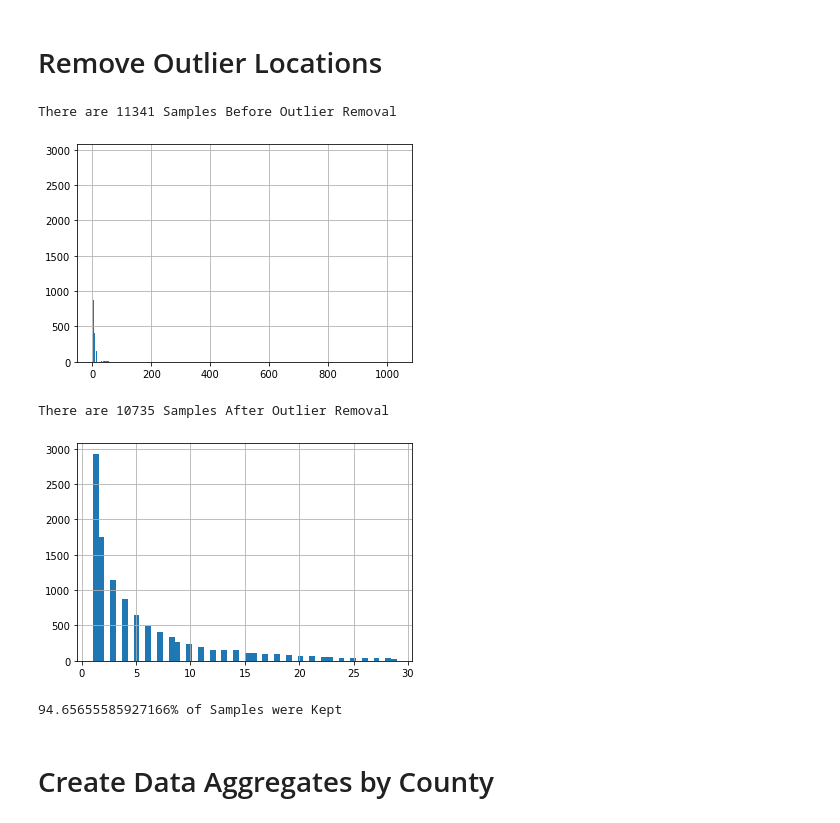
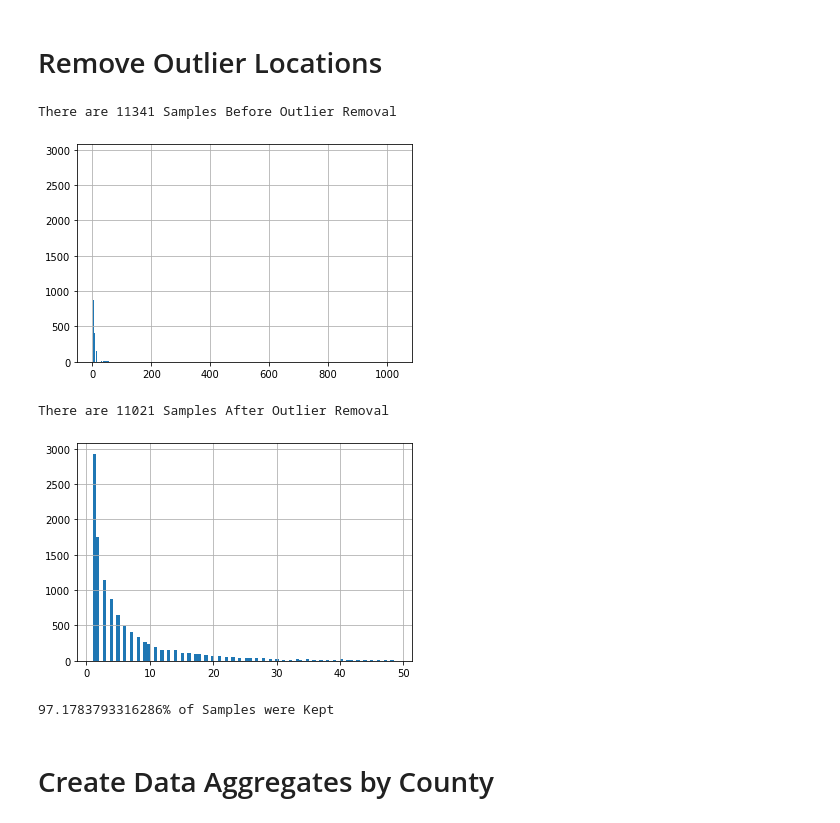
Before and after one commit to astupinski/MLproject, a Jupyter notebook: project_proposal.ipynb, the cells around one changed output. Drawn from its saved outputs; the diff is of its cells as text; code cells hidden in the pictures.

```diff
--- a/project_proposal.ipynb
+++ b/project_proposal.ipynb
@@ -74,21 +77,20 @@ See the caveats in the documentation: http://pandas.pydata.org/pandas-docs/stabl
 # %%
 data["Num_Arrests"].hist(bins='auto')
 data_size=data.shape[0]
 print("There are",data_size,"Samples Before Outlier Removal")
 plt.show()
-#cuttoff data after 20
-data = data[data["Num_Arrests"]<30]
+data = data[data["Num_Arrests"]<50]
 new_size=data.shape[0]
 print("There are",new_size,"Samples After Outlier Removal")
 data["Num_Arrests"].hist(bins='auto')
 plt.show()
 print(100*new_size/data_size,"% of Samples were Kept",sep="")
 # %% [output]
 There are 11341 Samples Before Outlier Removal
 [figure]
-There are 10735 Samples After Outlier Removal
+There are 11021 Samples After Outlier Removal
-[figure, old version]
+[figure, new version]
-94.65655585927166% of Samples were Kept
+97.1783793316286% of Samples were Kept
 # %% [markdown]
 # Create Data Aggregates by County
 # %%
```
Also changed, not shown: parts of 20 cells of this notebook.
